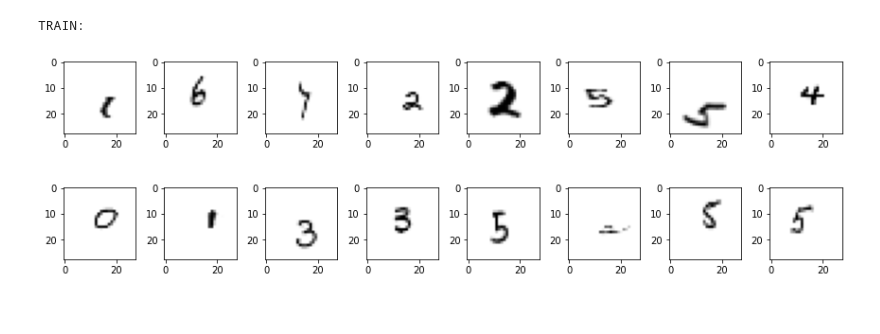
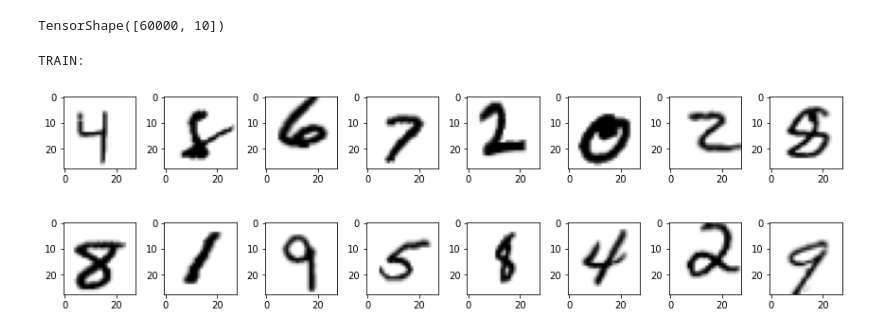
Before and after one commit to indykindyk/Sudoku-solver-opencv, a Jupyter notebook: src/gowno.ipynb, the cells around one changed output. Saved outputs shown, nothing was run; the diff lists cells and outputs as text; code cells hidden in the pictures.

```diff
--- a/src/gowno.ipynb
+++ b/src/gowno.ipynb
@@ -14,15 +9,33 @@ y_test = y_test.reshape(y_test.shape[0], 1)
+# %%
+X_test = X_test.reshape(X_test.shape[0], 28, 28, 1)
+X_train = X_train.reshape(X_train.shape[0], 28, 28, 1)
+
+
+X_train = X_train.astype('float32') # change integers to 32-bit floating point numbers
+X_test = X_test.astype('float32')
+
+X_train /= 255 # normalize
+X_test /= 255
+# %%
+# one-hot format classes
+
+nb_classes = 10 # number of unique digits
+
+y_train = tf.one_hot(y_train, nb_classes)
+y_test = tf.one_hot(y_test, nb_classes)
+
+y_test.shape
+y_train.shape
+# %% [output]
+TensorShape([60000, 10])
 # %%
-zoom_range=(1, 3) # define zoom range
+zoom_range=0.08 # define zoom range
 # Create ImageDataGenerator training instance with data augmentation
-train_datagen = ImageDataGenerator(rescale=1/255.,
-                                   zoom_range=zoom_range, # zoom into the image
-                                   width_shift_range=0.3, # shift the image width ways
-                                   height_shift_range=0.3 ) # shift the image height ways
+train_datagen = ImageDataGenerator(zoom_range=zoom_range, # zoom into the image
+                                   width_shift_range=(0.08, 2), # shift the image width ways
+                                   height_shift_range=(0.08, 2) ) # shift the image height ways
 
-valid_datagen = ImageDataGenerator(rescale=1/255.)
+valid_datagen = ImageDataGenerator()
-# %%
-train_datagen.fit(X_train.reshape(X_train.shape[0], 28, 28, 1))
-valid_datagen.fit(X_test.reshape(X_test.shape[0], 28, 28, 1))
 # %%
 # define number of rows & columns
 num_row = 2
@@ -31,13 +44,13 @@ num = num_row*num_col
 # %%
 print('TRAIN:\n')
 fig2, axes2 = plt.subplots(num_row, num_col, figsize=(1.5*num_col,2*num_row))
-for X, Y in train_datagen.flow(X_train.reshape(X_train.shape[0], 28, 28, 1),y_train.reshape(y_train.shape[0], 1),batch_size=num,shuffle=True):
+for X, Y in train_datagen.flow(X_train ,y_train):
      for i in range(0, num):
           ax = axes2[i//num_col, i%num_col]
           ax.imshow(X[i].reshape(28,28), cmap='gray_r')
      break
 plt.tight_layout()
 plt.show()
 # %% [output]
 TRAIN:
-[figure, old version]
+[figure, new version]
```
Also changed, not shown: parts of 9 cells of this notebook, 3 other files.
